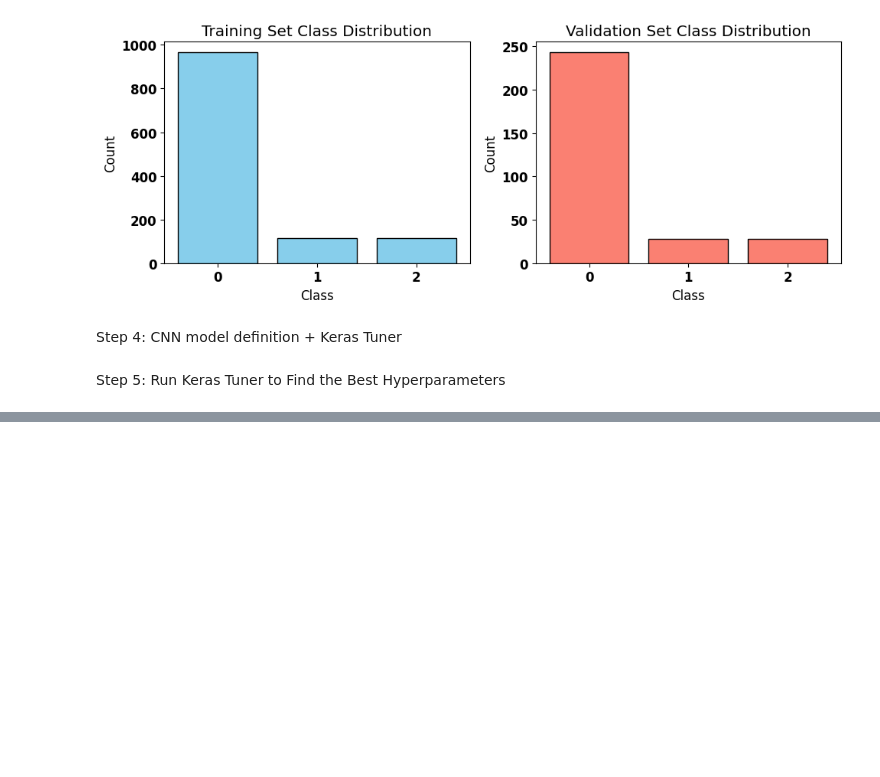
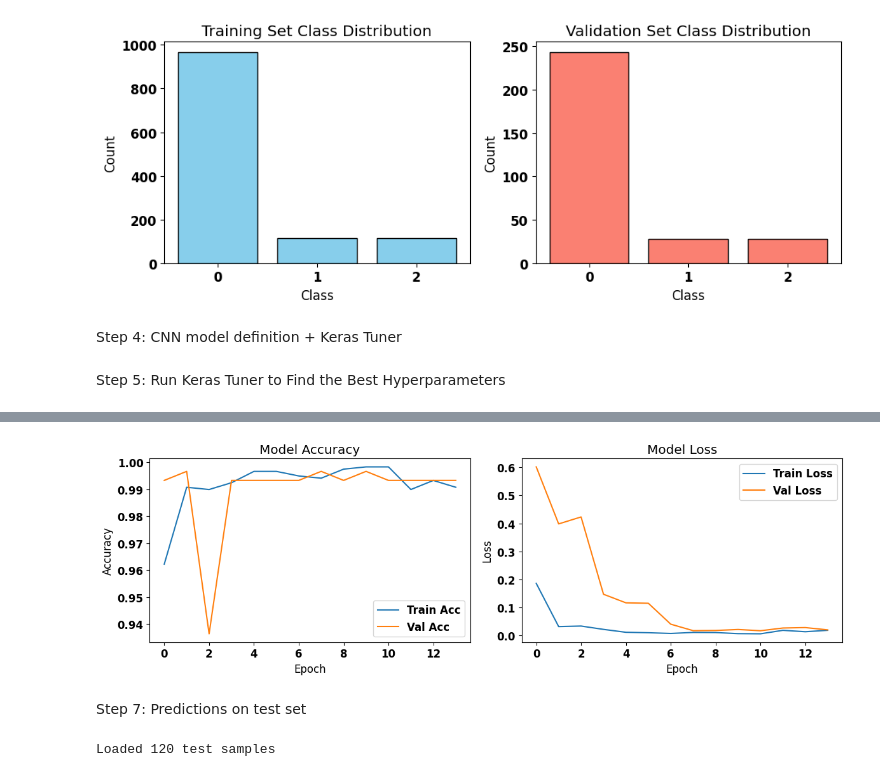
Before and after one commit to dmitrii-semenov/ML_project, a Jupyter notebook: MAIN.ipynb, the cells around one changed output, grey strips where cells are left out. Cells and saved outputs as stored; diff of their text form; code cells hidden in the pictures; blank space fills up the shorter version.

```diff
--- a/MAIN.ipynb
+++ b/MAIN.ipynb
@@ -255,0 +244,12 @@ Score: 0.9966555237770081
+# %%
+# Retrain the best model
+history = best_model.fit(
+    X_train, y_train,
+    epochs=20,
+    batch_size=32,
+    validation_data=(X_val, y_val),
+    callbacks=[
+        EarlyStopping(patience=3, restore_best_weights=True)
+    ],
+    verbose=2
+)
@@ -255,0 +274,51 @@ Score: 0.9966555237770081
+# %%
+# Plot training history
+plt.figure(figsize=(12, 4))
+
+# Accuracy
+plt.subplot(1, 2, 1)
+plt.plot(history.history['accuracy'], label='Train Acc')
+plt.plot(history.history['val_accuracy'], label='Val Acc')
+plt.title('Model Accuracy')
+plt.xlabel('Epoch')
+plt.ylabel('Accuracy')
+plt.legend()
+
+# Loss
+plt.subplot(1, 2, 2)
+plt.plot(history.history['loss'], label='Train Loss')
+plt.plot(history.history['val_loss'], label='Val Loss')
+plt.title('Model Loss')
+plt.xlabel('Epoch')
+plt.ylabel('Loss')
+plt.legend()
+
+plt.tight_layout()
+plt.show()
+# %% [output]
+[figure, added]
+# %% [markdown]
+Step 7: Predictions on test set
+# %%
+# Load test filenames
+test_file_names = sorted([f for f in os.listdir(test_dir) if f.endswith(".npy")])
+
+# Load and normalize test data
+X_test = []
+
+for fname in test_file_names:
+    path = os.path.join(test_dir, fname)
+    sample = np.load(path)
+    X_test.append(sample)
+
+X_test = np.array(X_test).astype("float32")
+
+# Apply Z-score normalization using train mean/std
+X_test = (X_test - X_mean) / X_std
+
+# Reshape for CNN input
+X_test = X_test.reshape((-1, 72, 48, 1))
+
+print(f"Loaded {X_test.shape[0]} test samples")
+# %% [output]
+Loaded 120 test samples
```
Also changed, not shown: parts of 7 cells of this notebook, 3 other files.
